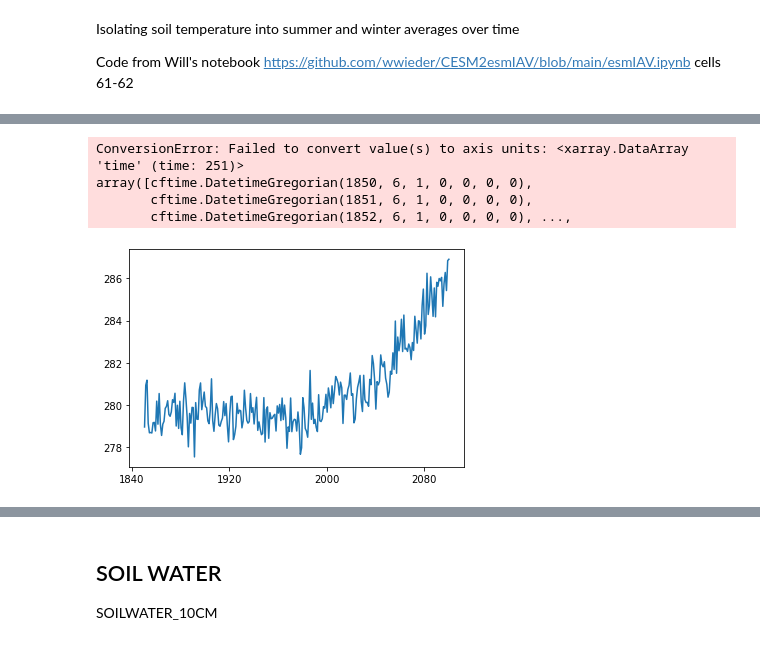
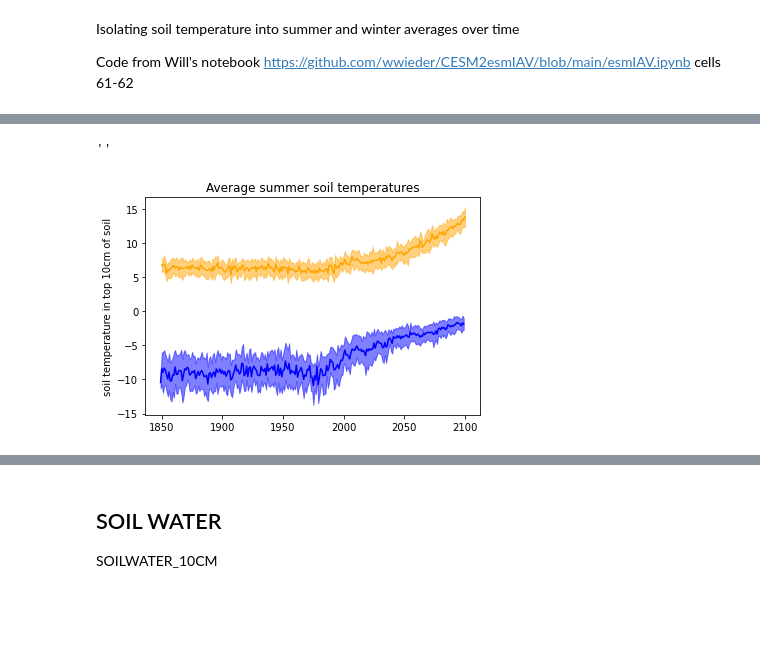
Before and after one commit to eschlerm/permafrost, a Jupyter notebook: LocalChange-ARC.ipynb, the cells around one changed output, grey strips where cells are left out. Saved outputs shown, nothing was run; the diff lists cells and outputs as text; code cells hidden in the pictures; blank space fills up the shorter version.

```diff
--- a/LocalChange-ARC.ipynb
+++ b/LocalChange-ARC.ipynb
@@ -299,7 +296,7 @@ def month_wts(nyears):
 # %%
 model = 'CESM2'
 # starting with ensemble 11 because of error with soils data zsoi in #10
-ens = 11+np.arange(3) #determine number of ensemble numbers
+ens = 11+np.arange(20) #determine number of ensemble numbers
 nens = len(ens)
 firstyear = 1850 #start reading in data this year, range is 1850-2100
 lastyear  = 2100 #finish data this year
@@ -319,6 +316,9 @@ with dask.config.set(**{'array.slicing.split_large_chunks': True}):
 
 dsMonth = dsMonth[fields]
 _ = wait(dsMonth) #wait fn prevents workers from being overloaded with memory
+dsMonth['REFT'] = dsMonth.TREFHT-273.15
+dsMonth['REFT'].attrs = dsMonth.TREFHT.attrs
+dsMonth['REFT'].attrs['units'] = 'C'
 # %% [markdown]
 For monthly average highs and lows can't use monthly TREFHTMX, which are max over the time period
 - here calculate monthly high and low temperatures from daily data
@@ -346,6 +346,12 @@ _ = wait(dsMonth2)
 #dsMonth2['SOILWATER_10CM'].isel(time=0, ens=0).plot() ;
 # dsM= xr.merge([dsMonth, dsMonth2])
 
+#Code to convert TSOI data from kelvin to celsius
+dsMonth2['TSOI'] = dsMonth2.TSOI_10CM-273.15
+dsMonth2['TSOI'].attrs = dsMonth2.TSOI_10CM.attrs
+dsMonth2['TSOI'].attrs['units'] = 'C'
+dsMonth2['TSOI_10CM'] = dsMonth2.TSOI
+
 print(" -- data read in, start plotting -- ")
 # %% [output]
  -- data read in, start plotting --
@@ -569,14 +562,27 @@ Coordinates:
 # %%
-y = temp_summer.sel(lat=plat,lon=plon,method='nearest').mean('ens')
-ystd = temp_summer.sel(lat=plat,lon=plon,method='nearest').std('ens')
-x = y.time
-plt.plot(x,y)
-plt.fill_between(x, (y-ystd), (y+ystd), alpha=0.5)
+y_summer = temp_summer.sel(lat=plat,lon=plon,method='nearest').mean('ens')
+ystd_summer = temp_summer.sel(lat=plat,lon=plon,method='nearest').std('ens').values
+x = y_summer.time['time.year'].values
+y_summer=y_summer.values
+plt.plot(x,y_summer,color='orange')
+
+plt.fill_between(x, (y_summer-ystd_summer), (y_summer+ystd_summer), alpha=0.5,color='orange')
+
+# print(y_summer.values-ystd_summer.values)
+# print(x)
+
+y_winter = temp_winter.sel(lat=plat,lon=plon,method='nearest').mean('ens')
+ystd_winter = temp_winter.sel(lat=plat,lon=plon,method='nearest').std('ens').values
+x = y_winter.time['time.year'].values
+y_winter = y_winter.values
+plt.plot(x,y_winter,color='blue')
+
+plt.fill_between(x, (y_winter-ystd_winter), (y_winter+ystd_winter), alpha=0.5,color='blue')
+
+
 plt.ylabel(dsMonth2.TSOI_10CM.attrs['long_name'])
+plt.title('Average summer soil temperatures')
 ;
 # %% [output]
-ConversionError: Failed to convert value(s) to axis units: <xarray.DataArray 'time' (time: 251)>
-array([cftime.DatetimeGregorian(1850, 6, 1, 0, 0, 0, 0),
-       cftime.DatetimeGregorian(1851, 6, 1, 0, 0, 0, 0),
-       cftime.DatetimeGregorian(1852, 6, 1, 0, 0, 0, 0), ...,
+''
-[figure, old version]
+[figure, new version]
```
Also changed, not shown: parts of 28 cells of this notebook.
